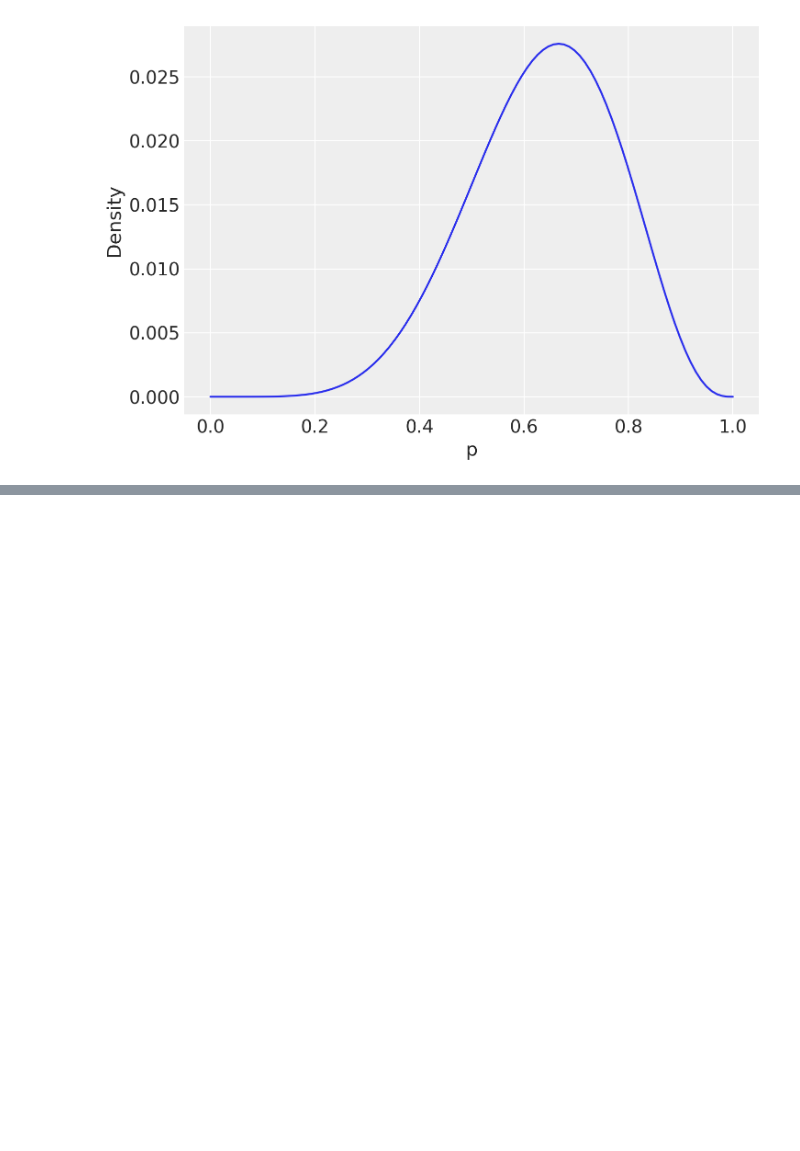
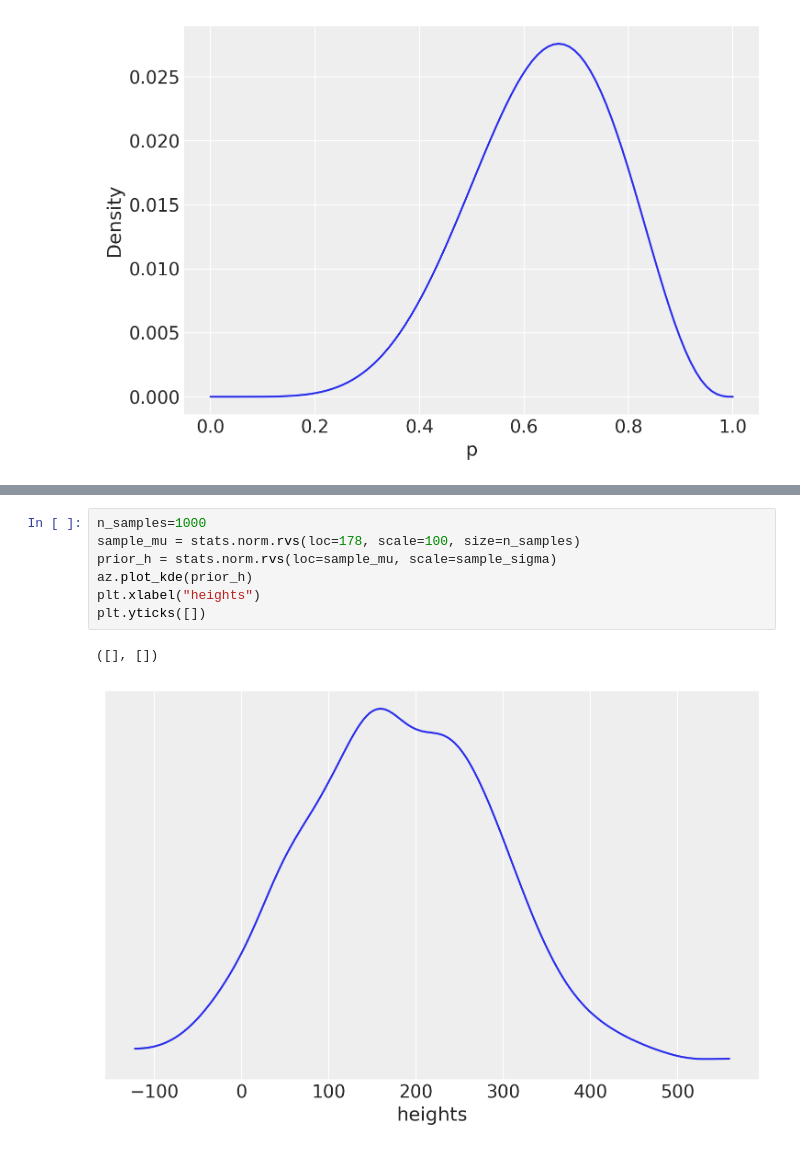
Before and after one commit to styuk/Bayes-Python, a Jupyter notebook: chapter4/chapter4.ipynb, the cells around one changed output, grey strips where cells are left out. Cells and saved outputs as stored; diff of their text form; blank space fills up the shorter version.

```diff
--- a/chapter4/chapter4.ipynb
+++ b/chapter4/chapter4.ipynb
@@ -169,0 +227,10 @@ plt.ylabel("Density");
+# %%
+n_samples=1000
+sample_mu = stats.norm.rvs(loc=178, scale=100, size=n_samples)
+prior_h = stats.norm.rvs(loc=sample_mu, scale=sample_sigma)
+az.plot_kde(prior_h)
+plt.xlabel("heights")
+plt.yticks([])
+# %% [output]
+([], [])
+[figure, added]
```
Also changed, not shown: parts of 11 cells of this notebook.
